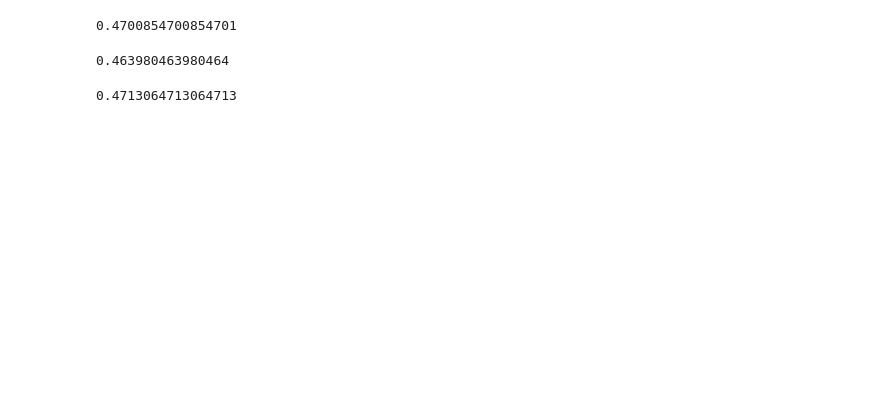
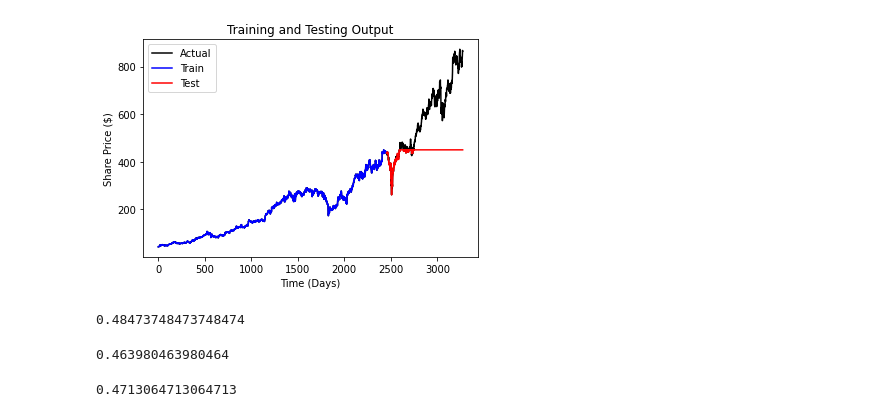
Before and after one commit to daelonkingore/Stock-Prediction-Data-Mining, a Jupyter notebook: project.ipynb, the cells around one changed output. Cells and saved outputs as stored; diff of their text form; code cells hidden in the pictures; blank space fills up the shorter version.

```diff
--- a/project.ipynb
+++ b/project.ipynb
@@ -4,7 +4,11 @@
 
 
 """
-TODO: All the models all worse than a coin flip so if we can find a way to improve them or use better models that would be awesome,
+Notes:Most of the models all worse than a coin flip so if we can find a way to improve them or use better models that would be awesome.
+Some may just be good for very short range predictions, the way we split the data the models have to predict several years in the future,
+which many of them cannot do.
+
+TODO:
 Find optimal parameters (k-values), better evaluation strategies, predict future stock prices
 and other cool predictions to show, create graphs of stocks and future prediciton, and probably more.
 """
@@ -12,13 +16,16 @@ and other cool predictions to show, create graphs of stocks and future predicito
 
 import pandas as pd
 import numpy as np
+import matplotlib.pyplot as plt
 from sklearn.model_selection import train_test_split
 from sklearn.preprocessing import StandardScaler
 from sklearn.ensemble import RandomForestClassifier
+from sklearn.ensemble import RandomForestRegressor
 from sklearn.neighbors import KNeighborsClassifier
 from sklearn.naive_bayes import GaussianNB
 from sklearn.svm import LinearSVC
 from sklearn.metrics import accuracy_score
+from sklearn.model_selection import RandomizedSearchCV
 
 # gather data from csv
 data = pd.read_csv('ORLY.csv')
@@ -33,7 +40,10 @@ standardizer = StandardScaler()
 dataStandardized = standardizer.fit_transform(data)
 
 # find y by seeing if next day is up or down
-y = np.where(data["Close"].shift(-1) > data["Close"], "Up", "Down")
+# yClass = np.where(data["Close"].shift(-1) > data["Close"], "Up", "Down")
+yRegress = data["Close"]
 
-# using the train test split function
-xTrain, xTest, yTrain, yTest = train_test_split(dataStandardized, y, test_size=0.25, shuffle=False)
+# using the train test split function. Using both regression and classification for right now
+xTrain, xTest, yTrainRegress, yTestRegress = train_test_split(dataStandardized, yRegress, test_size=0.25, shuffle=False)
+yTrainClass = np.where(yTrainRegress.shift(-1) > yTrainRegress, "Up", "Down")
+yTestClass = np.where(yTestRegress.shift(-1) > yTestRegress, "Up", "Down")
@@ -40,11 +73,33 @@ xTrain, xTest, yTrain, yTest = train_test_split(dataStandardized, y, test_size=0
+# %%
+# Random Forest Model using regression (finding actual predicted values)
+randomForests = RandomForestRegressor(random_state=30, n_estimators=250, min_samples_split=5, min_samples_leaf=1, max_depth=9, bootstrap=False)
+randomForests.fit(xTrain, yTrainRegress)
+trainRandomForestsPredict = randomForests.predict(xTrain)
+yRandomForestsPredict = randomForests.predict(xTest)
+
+testPredictPlot = np.empty_like(data['Close'])
+testPredictPlot[:] = np.nan
+testPredictPlot[len(trainRandomForestsPredict):len(data)] = yRandomForestsPredict
+
+# Plot the test predictions
+plt.plot(data['Close'], color="black", label=f"Actual")
+plt.plot(trainRandomForestsPredict, color="blue", label=f"Train")
+plt.plot(testPredictPlot, color="red", label=f"Test")
+plt.title("Training and Testing Output")
+plt.xlabel("Time (Days)")
+plt.ylabel("Share Price ($)")
+plt.legend()
+plt.show()
+# %% [output]
+[figure, added]
 # %%
-# Random Forest Model
-randomForests = RandomForestClassifier(random_state=0, n_jobs=-1)
-randomForestsModel = randomForests.fit(xTrain, yTrain)
-yRandomForestsPredict = randomForestsModel.predict(xTest)
-accuracy_score(yTest, yRandomForestsPredict)
+# Random Forest Model using classification (whether it goes up or down)
+randomForests = RandomForestClassifier(random_state=30, n_estimators=250, min_samples_split=5, min_samples_leaf=1, max_depth=9, bootstrap=False)
+randomForests.fit(xTrain, yTrainClass)
+yRandomForestsPredict = randomForests.predict(xTest)
+print(accuracy_score(yTestClass, yRandomForestsPredict))
 # %% [output]
-0.4700854700854701
+0.48473748473748474
 # %%
 # Naive Bayes
 classifier = GaussianNB()
```
Also changed, not shown: parts of 5 cells of this notebook.
